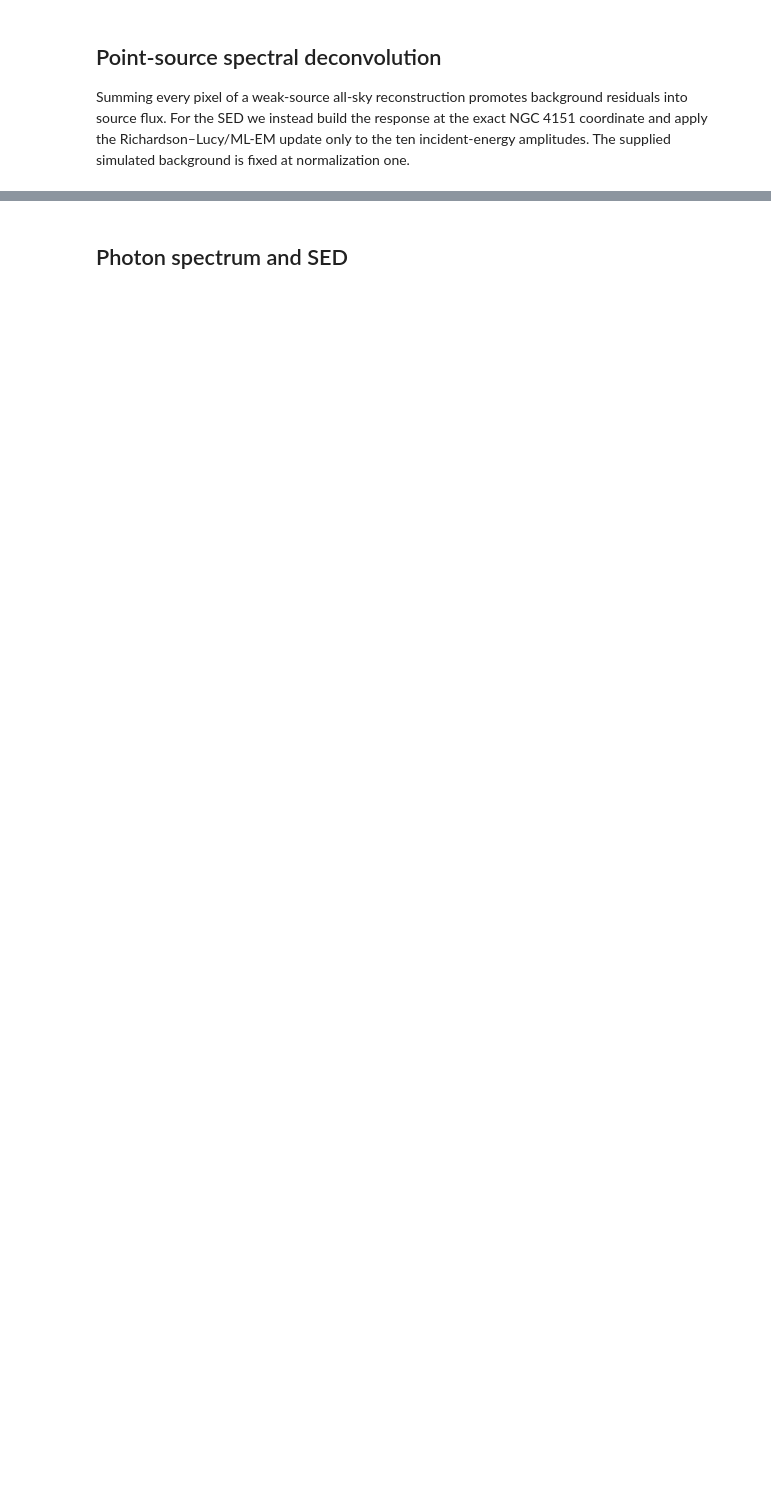
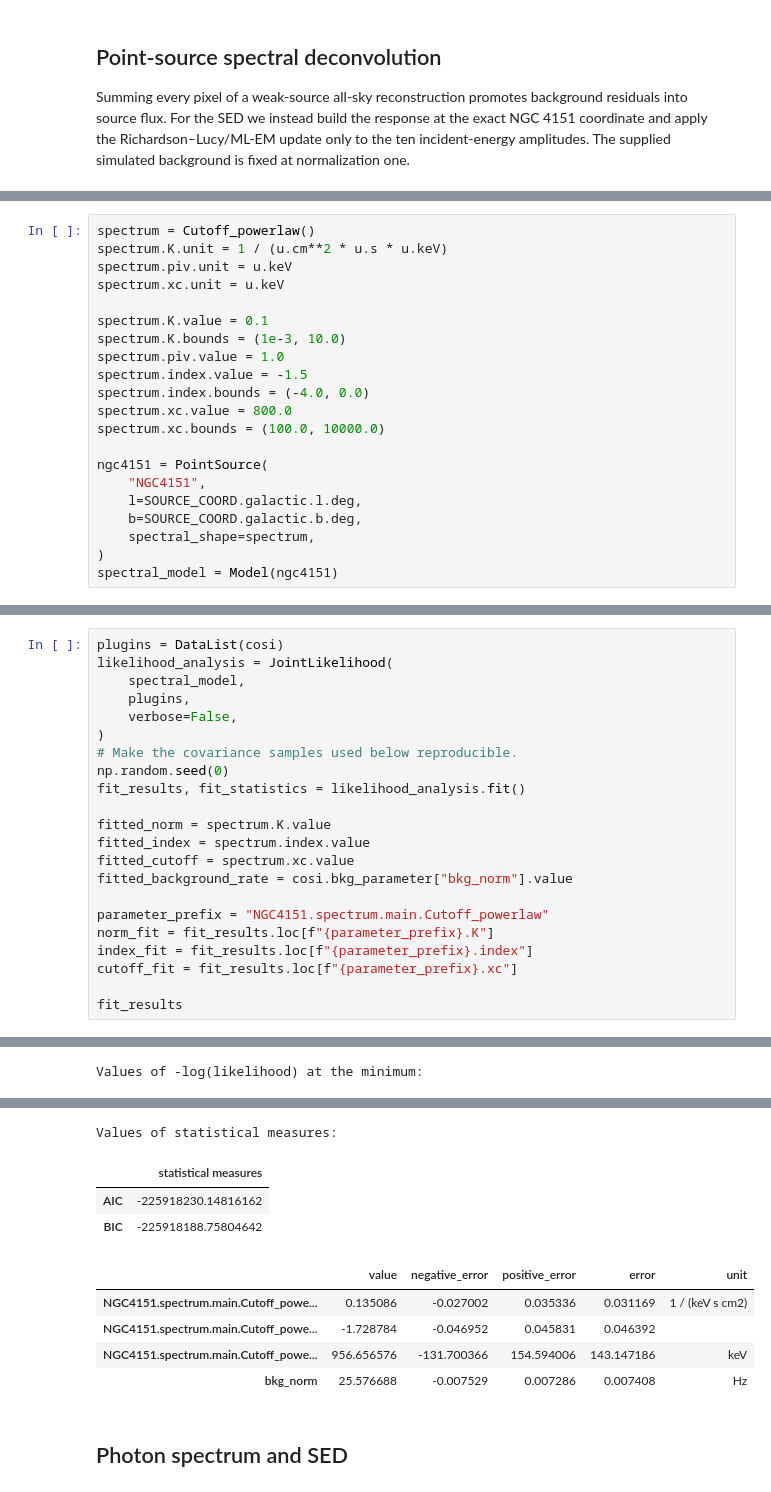
Before and after one commit to parshadkp/cosipy, a Jupyter notebook: docs/tutorials/image_deconvolution/NGC4151-RL-Spectral-Deconvolution.ipynb, the cells around one changed output, grey strips where cells are left out. Cells and saved outputs as stored; diff of their text form; blank space fills up the shorter version.

```diff
--- a/docs/tutorials/image_deconvolution/NGC4151-RL-Spectral-Deconvolution.ipynb
+++ b/docs/tutorials/image_deconvolution/NGC4151-RL-Spectral-Deconvolution.ipynb
@@ -329,0 +364,21 @@ print(f"Optimizer success:  {fit_result.success}")
+# %%
+spectrum = Cutoff_powerlaw()
+spectrum.K.unit = 1 / (u.cm**2 * u.s * u.keV)
+spectrum.piv.unit = u.keV
+spectrum.xc.unit = u.keV
+
+spectrum.K.value = 0.1
+spectrum.K.bounds = (1e-3, 10.0)
+spectrum.piv.value = 1.0
+spectrum.index.value = -1.5
+spectrum.index.bounds = (-4.0, 0.0)
+spectrum.xc.value = 800.0
+spectrum.xc.bounds = (100.0, 10000.0)
+
+ngc4151 = PointSource(
+    "NGC4151",
+    l=SOURCE_COORD.galactic.l.deg,
+    b=SOURCE_COORD.galactic.b.deg,
+    spectral_shape=spectrum,
+)
+spectral_model = Model(ngc4151)
@@ -329,0 +394,23 @@ print(f"Optimizer success:  {fit_result.success}")
+# %%
+plugins = DataList(cosi)
+likelihood_analysis = JointLikelihood(
+    spectral_model,
+    plugins,
+    verbose=False,
+)
+# Make the covariance samples used below reproducible.
+np.random.seed(0)
+fit_results, fit_statistics = likelihood_analysis.fit()
+
+fitted_norm = spectrum.K.value
+fitted_index = spectrum.index.value
+fitted_cutoff = spectrum.xc.value
+fitted_background_rate = cosi.bkg_parameter["bkg_norm"].value
+
+parameter_prefix = "NGC4151.spectrum.main.Cutoff_powerlaw"
+norm_fit = fit_results.loc[f"{parameter_prefix}.K"]
+index_fit = fit_results.loc[f"{parameter_prefix}.index"]
+cutoff_fit = fit_results.loc[f"{parameter_prefix}.xc"]
+
+fit_results
+# %% [output]
@@ -329,0 +431 @@ print(f"Optimizer success:  {fit_result.success}")
+Values of -log(likelihood) at the minimum:
@@ -330,3 +435,12 @@ print(f"Optimizer success:  {fit_result.success}")
+Values of statistical measures:
+|  | statistical measures |
+| AIC | -225918230.14816162 |
+| BIC | -225918188.75804642 |
+|  | value | negative_error | positive_error | error | unit |
+| NGC4151.spectrum.main.Cutoff_powe... | 0.135086 | -0.027002 | 0.035336 | 0.031169 | 1 / (keV s cm2) |
+| NGC4151.spectrum.main.Cutoff_powe... | -1.728784 | -0.046952 | 0.045831 | 0.046392 |  |
+| NGC4151.spectrum.main.Cutoff_powe... | 956.656576 | -131.700366 | 154.594006 | 143.147186 | keV |
+| bkg_norm | 25.576688 | -0.007529 | 0.007286 | 0.007408 | Hz |
 # %% [markdown]
 ## Photon spectrum and SED
 # %%
```
Also changed, not shown: parts of 19 cells of this notebook, 3 other files.
